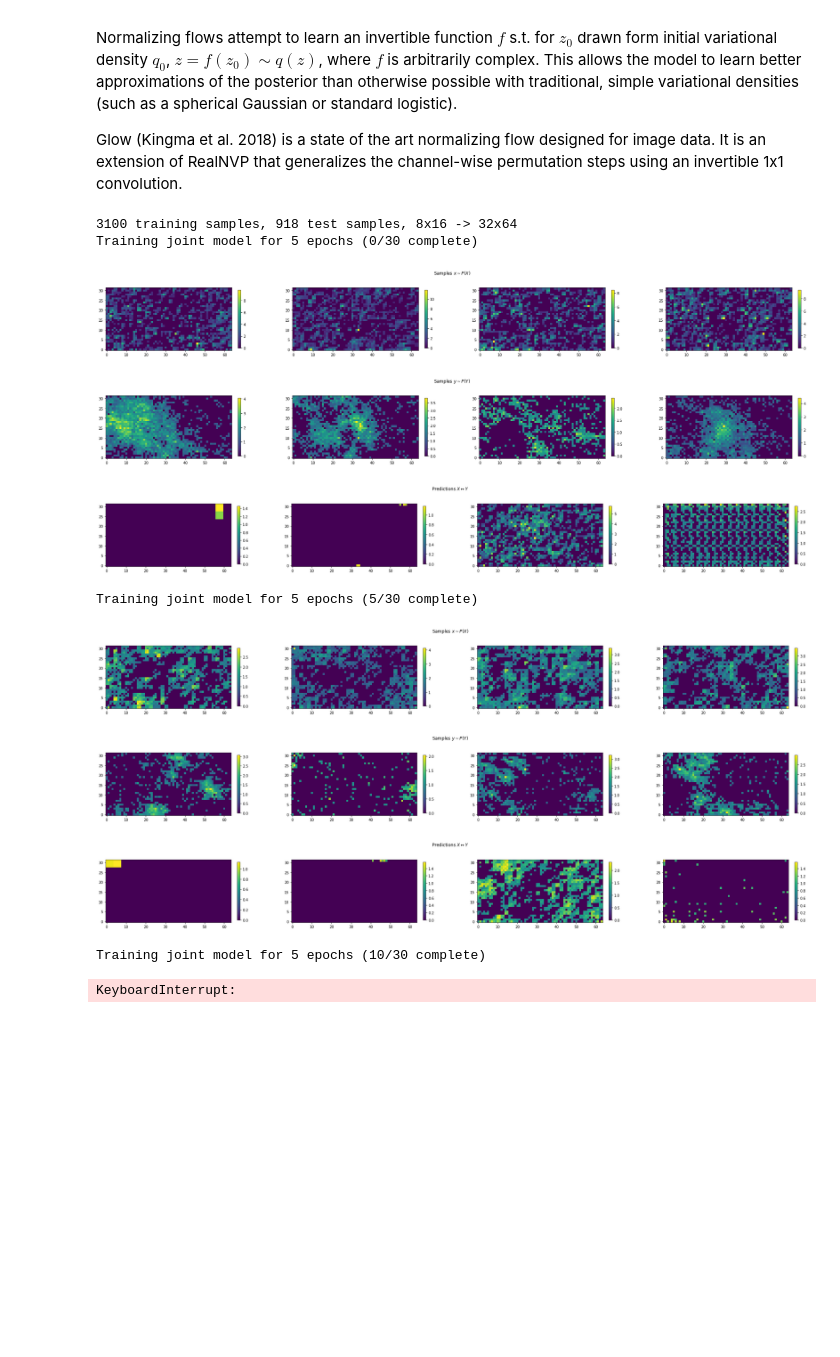
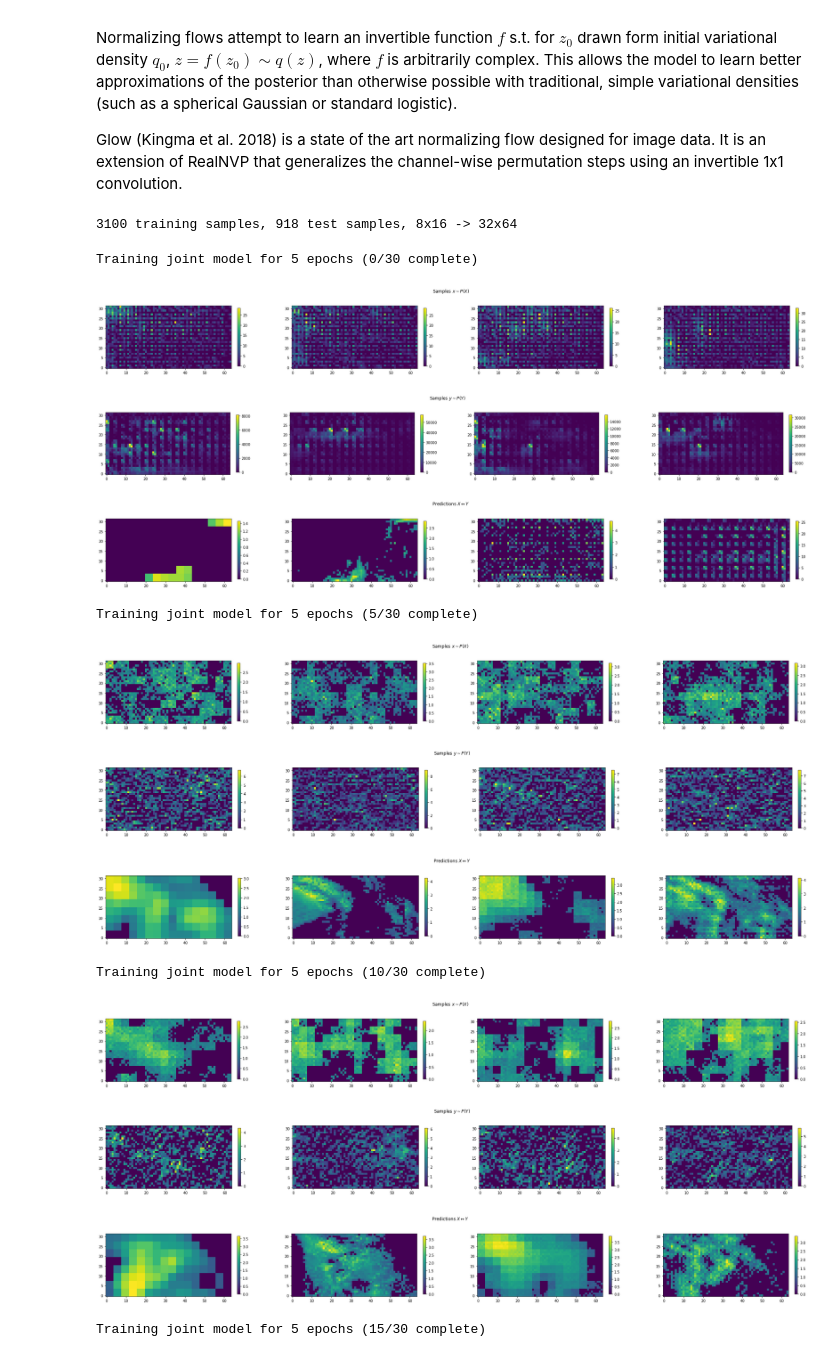
Before and after one commit to bgroenks96/generative-downscaling, a Jupyter notebook: glow-downscaling-prcp.ipynb, the cells around one changed output. Saved outputs shown, nothing was run; the diff lists cells and outputs as text; code cells hidden in the pictures; blank space fills up the shorter version.

```diff
--- a/glow-downscaling-prcp.ipynb
+++ b/glow-downscaling-prcp.ipynb
@@ -103,7 +103,7 @@ def upsample(new_wt, new_ht, method, scale_factor=1):
     return _upsample
 
 def spatial_mae(scale, stride=1):
-    """https://duckduckgo.com/?q=gamma+distribution&t=canonical&ia=web
+    """
     "Spatial" MAE auxiliary loss for generator. Penalizes outputs
     which violate spatial average preservation between input and output.
     """
@@ -126,7 +126,7 @@ def plot_1xn(data, title):
     plt.show()
 
 def fit_glow_jflvm(fold, n_epochs=50, validate_freq=1, warmup=1, sample_batch_size=10, load_batch_size=1200,
-                   layers=4, depth=8, min_filters=32, max_filters=256, lam=1.0, alpha=1.0, critic_pre_train_steps=10):
+                   layers=4, depth=8, min_filters=32, max_filters=256, lam=1.0, alpha=0.0, critic_pre_train_steps=10):
     ((train_lo, train_hi), (test_lo, test_hi)) = fold
     N_train, N_test = train_lo.Time.size, test_lo.Time.size
     (wt, ht), (wt_hi, ht_hi) = train_lo.shape[1:3], train_hi.shape[1:3]
@@ -144,8 +144,8 @@ def fit_glow_jflvm(fold, n_epochs=50, validate_freq=1, warmup=1, sample_batch_si
 #     train_hi = (train_hi / train_scale_hi)
 #     test_lo = (test_lo / train_scale_lo)
 #     test_hi = (test_hi / train_scale_hi)
-    train_lo_ds = data_util.xr_to_tf_dataset(train_lo, load_batch_size).map(upsample(wt_hi, ht_hi, tf.image.ResizeMethod.NEAREST_NEIGHBOR, scale_factor=scale**2))
-    test_lo_ds = data_util.xr_to_tf_dataset(test_lo, load_batch_size).map(upsample(wt_hi, ht_hi, tf.image.ResizeMethod.NEAREST_NEIGHBOR, scale_factor=scale**2))
+    train_lo_ds = data_util.xr_to_tf_dataset(train_lo, load_batch_size).map(upsample(wt_hi, ht_hi, tf.image.ResizeMethod.NEAREST_NEIGHBOR))
+    test_lo_ds = data_util.xr_to_tf_dataset(test_lo, load_batch_size).map(upsample(wt_hi, ht_hi, tf.image.ResizeMethod.NEAREST_NEIGHBOR))
     train_hi_ds = data_util.xr_to_tf_dataset(train_hi, load_batch_size)
     test_hi_ds = data_util.xr_to_tf_dataset(test_hi, load_batch_size)
     train_ds = preprocess_vds(train_lo_ds, train_hi_ds, batch_size=sample_batch_size, buffer_size=N_train, supervised=False)
@@ -177,31 +177,33 @@ def fit_glow_jflvm(fold, n_epochs=50, validate_freq=1, warmup=1, sample_batch_si
         samples_x, samples_y = model_joint.sample(n=4)
         #samples_x = tf.clip_by_value(samples_x, 0.0, np.inf)
         #samples_y = tf.clip_by_value(samples_y, 0.0, np.inf)
-        plot_1xn(samples_x*scale**2, r"Samples $x \sim P(X)$")
+        plot_1xn(samples_x, r"Samples $x \sim P(X)$")
         plot_1xn(samples_y, r"Samples $y \sim P(Y)$")
         x_t, y_t = next(test_ds_paired.__iter__())
-        xp_t = model_joint.predict_x(y_t)*scale**2
+        xp_t = model_joint.predict_x(y_t)
         yp_t = model_joint.predict_y(x_t)
-        x_t *= scale**2
         #xp_t = tf.clip_by_value(xp_t, 0.0, np.inf)
         #yp_t = tf.clip_by_value(yp_t, 0.0, np.inf)
         plot_1xn([x_t[0], y_t[0], xp_t[0], yp_t[0]], r"Predictions $X \leftrightarrow Y$")
     return model_joint
 # %%
 with mlflow.start_run() as run:
-    model = fit_glow_jflvm(folds[-1], layers=3, depth=8, lam=1.0, alpha=0.01, n_epochs=30, validate_freq=5, critic_pre_train_steps=0)
+    model = fit_glow_jflvm(folds[-1], layers=3, depth=4, lam=0.1, n_epochs=30, validate_freq=5, critic_pre_train_steps=0)
 # %% [output]
 3100 training samples, 918 test samples, 8x16 -> 32x64
-Training joint model for 5 epochs (0/30 complete)
+Training joint model for 5 epochs (0/30 complete)
-[figure, old version]
+[figure, new version]
-[figure, old version]
+[figure, new version]
-[figure, old version]
+[figure, new version]
-Training joint model for 5 epochs (5/30 complete)
+Training joint model for 5 epochs (5/30 complete)
-[figure, old version]
+[figure, new version]
-[figure, old version]
+[figure, new version]
-[figure, old version]
+[figure, new version]
-Training joint model for 5 epochs (10/30 complete)
-KeyboardInterrupt:
+Training joint model for 5 epochs (10/30 complete)
+[figure, added]
+[figure, added]
+[figure, added]
+Training joint model for 5 epochs (15/30 complete)
 # %%
 def fit_glow_inference_net(fold, n_epochs=50, validate_freq=1, warmup=1, sample_batch_size=10, load_batch_size=1200,
                            layers=4, depth=8, min_filters=32, max_filters=256, lam=1.0, alpha=1.0, critic_pre_train_steps=10):
```
Also changed, not shown: parts of 1 cell of this notebook, 4 other files.
